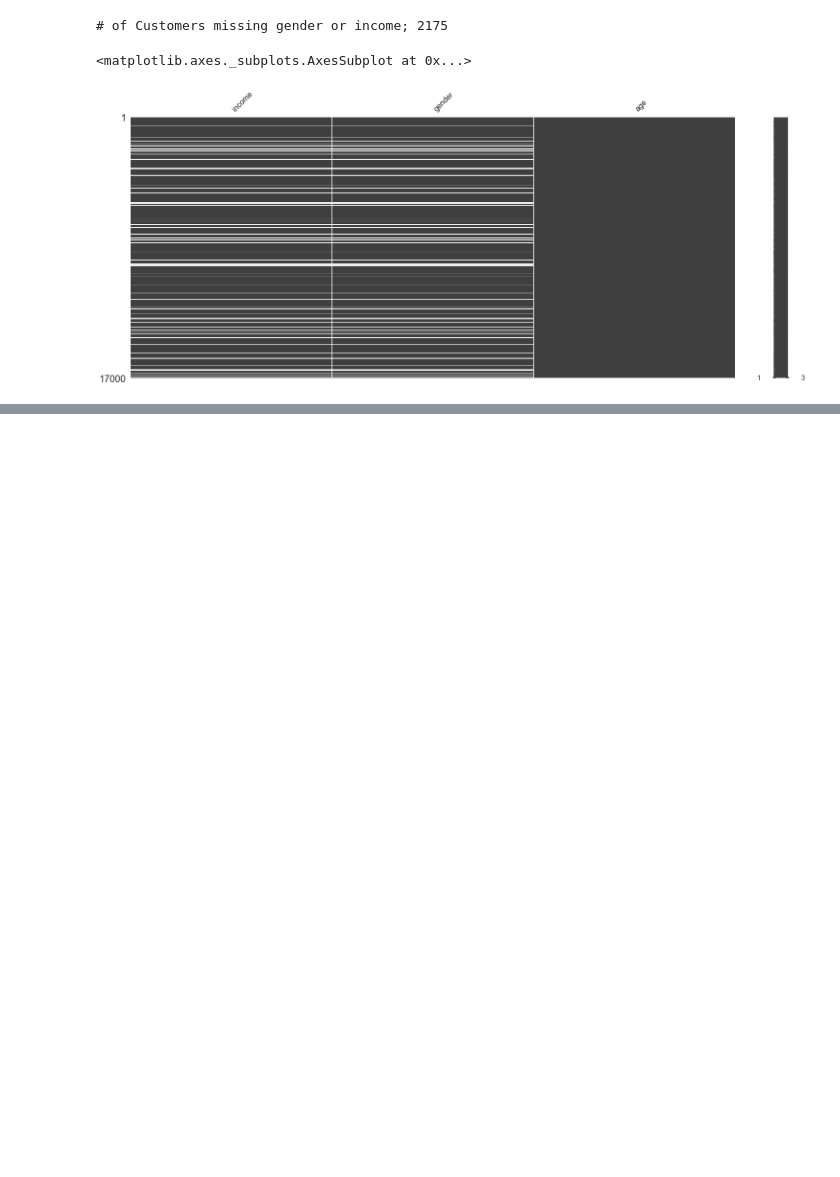
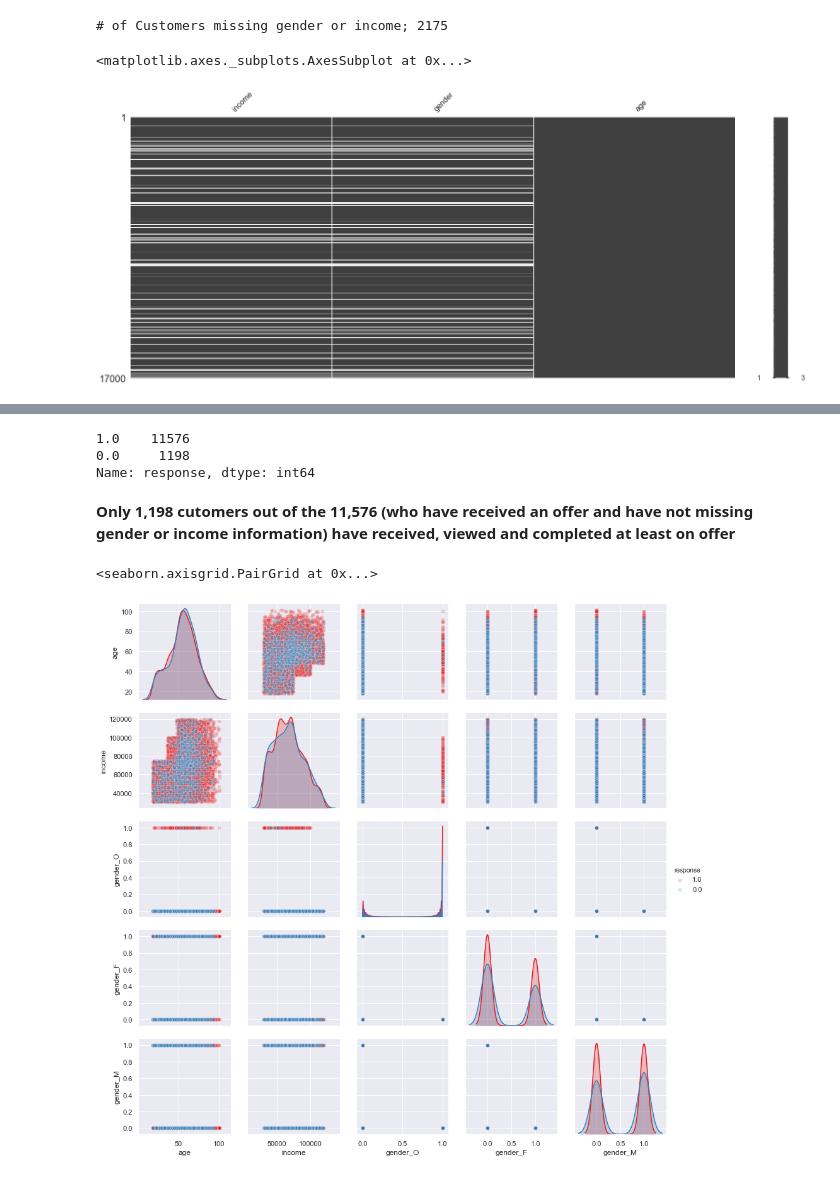
Before and after one commit to Moraut/DSND-Term-2, a Jupyter notebook: 04. Capstone Project/notebook/Starbucks_Capstone_notebook.ipynb, the cells around one changed output, grey strips where cells are left out. Cells and saved outputs as stored; diff of their text form; code cells hidden in the pictures; blank space fills up the shorter version.

Commit message:
feat: prediction modelling section init

```diff
--- a/04. Capstone Project/notebook/Starbucks_Capstone_notebook.ipynb
+++ b/04. Capstone Project/notebook/Starbucks_Capstone_notebook.ipynb
@@ -75,8 +75,7 @@ pd.set_option('max_columns', 999)
 
 import matplotlib.pyplot as plt
 import seaborn as sns
-sns.set()
-sns.set_palette("GnBu_d")
+sns.set_palette("Set1")
 
 import plotly.graph_objects as go
 from bokeh.palettes import viridis
@@ -85,6 +84,16 @@ import warnings
 warnings.filterwarnings('ignore')
 
 import pickle
+
+
+from sklearn.preprocessing import MinMaxScaler,StandardScaler
+from sklearn.model_selection import train_test_split,GridSearchCV
+from sklearn.svm import SVC
+from sklearn.tree import DecisionTreeClassifier
+from sklearn.ensemble import RandomForestClassifier
+from sklearn.naive_bayes import GaussianNB
+from sklearn.ensemble import AdaBoostClassifier
+from sklearn.metrics import accuracy_score,f1_score
 # %%
 # read in the json files
 portfolio = pd.read_json('../data/portfolio.json', orient='records', lines=True)
@@ -750,6 +730,6 @@ df_1.head(15)
 # %%
 #Pull in Offer details
-df_2 = df_1.merge(master[['offer_id','offer_type','reward_listed','difficulty','email','web','mobile','social']].drop_duplicates(), on ='offer_id', how = 'left')
+df_2 = df_1.merge(master[['offer_id','offer_type','reward_listed','difficulty','email','social','web','mobile']].drop_duplicates(), on ='offer_id', how = 'left')
 offer_type_encode = pd.get_dummies(df_2['offer_type'])
 df_2.drop(['offer_type'], axis =1, inplace = True)
 df_2 = pd.concat([df_2,offer_type_encode], axis=1)
@@ -861,0 +849,7 @@ df_agg_piv.head(5)
+# %%
+#filter columns indicating cutomer has completed atleast one offer after receiving and viewing for all different offers
+resp = [x for x in df_agg_piv if x.startswith('rec_view_count_')]
+
+#create the response y variable
+df_agg_piv['response'] = 1.0 * ( df_agg_piv[resp].max(axis=1) >0.0)
+df_agg_piv.head(5)
@@ -861,0 +863,18 @@ df_agg_piv.head(5)
+# %%
+# Number of customers by offer response
+df_agg_piv['response'].value_counts()
+# %% [output]
+1.0    11576
+0.0     1198
+Name: response, dtype: int64
+# %% [markdown]
+**Only 1,198 cutomers out of the 11,576 (who have received an offer and have not missing gender or income information) have received, viewed and completed at least on offer**
+# %%
+gender_col = [x for x in df_agg_piv.columns if x.startswith('gender_')]
+col = ['person', 'age','income','response' ] + gender_col
+
+sns.pairplot(df_agg_piv[col] ,vars = ['age', 'income', 'gender_O', 'gender_F', 'gender_M']
+             ,  hue='response',hue_order=[1.0,0.0],plot_kws=dict(alpha=0.2))
+# %% [output]
+<seaborn.axisgrid.PairGrid at 0x...>
+[figure, added]
```
Also changed, not shown: parts of 17 cells of this notebook.
